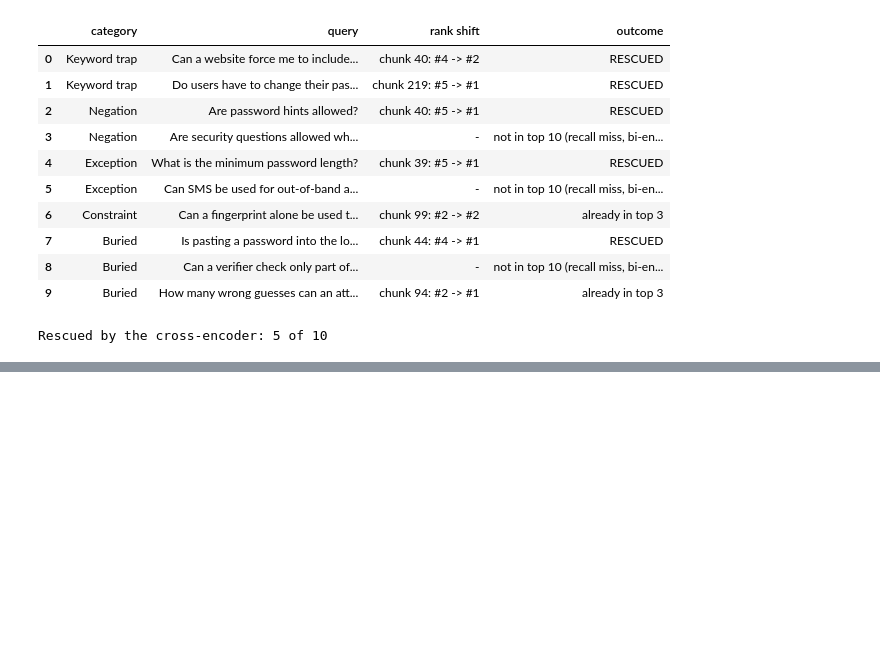
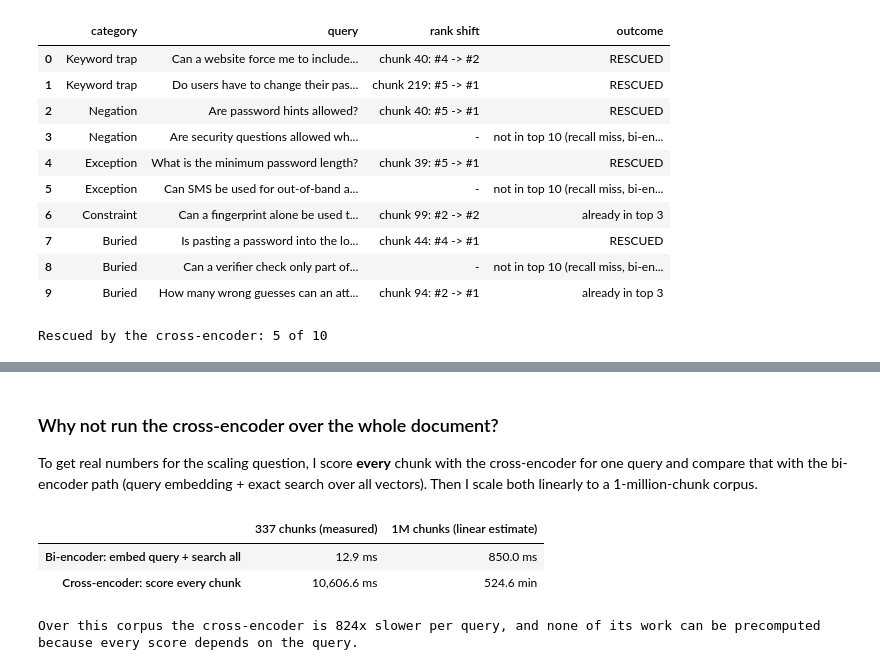
Before and after one commit to gargisaini/rag-baseline-vs-reranking, a Jupyter notebook: rag_baseline_vs_rerank.ipynb, the cells around one changed output, grey strips where cells are left out. Drawn from its saved outputs; the diff is of its cells as text; code cells hidden in the pictures; blank space fills up the shorter version.

```diff
--- a/rag_baseline_vs_rerank.ipynb
+++ b/rag_baseline_vs_rerank.ipynb
@@ -456,0 +499,25 @@ Rescued by the cross-encoder: 5 of 10
+# %% [markdown]
+### Why not run the cross-encoder over the whole document?
+
+To get real numbers for the scaling question, I score **every** chunk with the cross-encoder for one query and compare that with the bi-encoder path (query embedding + exact search over all vectors). Then I scale both linearly to a 1-million-chunk corpus.
+# %%
+query = QUERIES[0][1]
+t0 = time.perf_counter(); q_vec = bi_encoder.encode([query], normalize_embeddings=True)
+t1 = time.perf_counter(); index.search(q_vec, TOP_K)
+t2 = time.perf_counter(); cross_encoder.predict([(query, c["text"]) for c in chunks], batch_size=32)
+t3 = time.perf_counter()
+
+n, big = len(chunks), 1_000_000
+embed_s, search_s, ce_all_s = t1 - t0, t2 - t1, t3 - t2
+scaling = pd.DataFrame({
+    f"{n} chunks (measured)": [embed_s + search_s, ce_all_s],
+    "1M chunks (linear estimate)": [embed_s + search_s * big / n, ce_all_s * big / n],
+}, index=["Bi-encoder: embed query + search all", "Cross-encoder: score every chunk"])
+display(scaling.map(lambda s: f"{s * 1000:,.1f} ms" if s < 60 else f"{s / 60:,.1f} min"))
+print(f"Over this corpus the cross-encoder is {ce_all_s / (embed_s + search_s):.0f}x slower per query, "
+      "and none of its work can be precomputed because every score depends on the query.")
+# %% [output]
+|  | 337 chunks (measured) | 1M chunks (linear estimate) |
+| Bi-encoder: embed query + search all | 12.9 ms | 850.0 ms |
+| Cross-encoder: score every chunk | 10,606.6 ms | 524.6 min |
+Over this corpus the cross-encoder is 824x slower per query, and none of its work can be precomputed because every score depends on the query.
```
Also changed, not shown: parts of 3 cells of this notebook.
